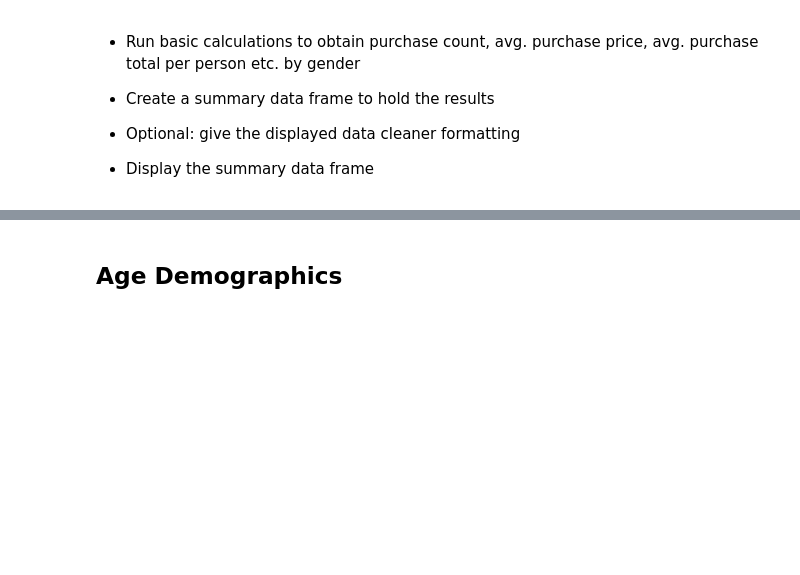
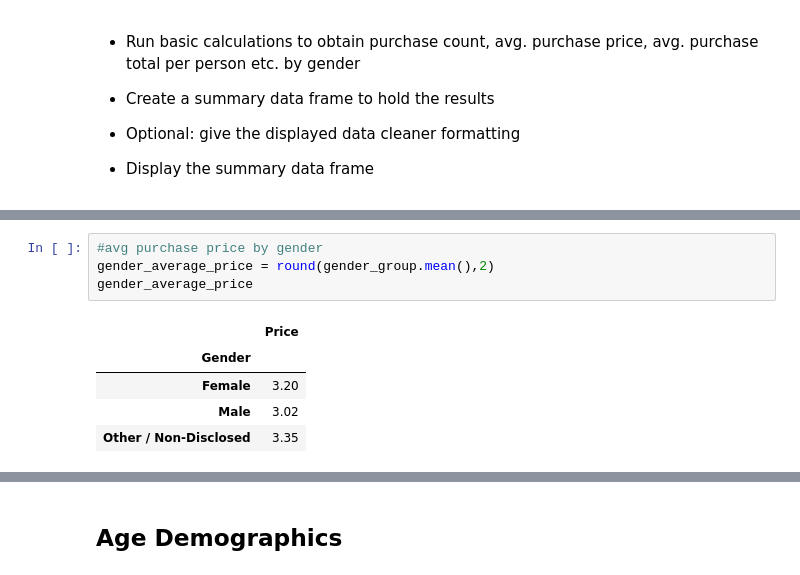
Before and after one commit to nstefanek/pandas-challenge, a Jupyter notebook: HereosOfPymoli_starter.ipynb, the cells around one changed output, grey strips where cells are left out. Cells and saved outputs as stored; diff of their text form; blank space fills up the shorter version.

```diff
--- a/HereosOfPymoli_starter.ipynb
+++ b/HereosOfPymoli_starter.ipynb
@@ -133,0 +141,10 @@ Name: Gender, dtype: float64
+# %%
+#avg purchase price by gender
+gender_average_price = round(gender_group.mean(),2)
+gender_average_price
+# %% [output]
+|  | Price |
+| Gender |  |
+| Female | 3.20 |
+| Male | 3.02 |
+| Other / Non-Disclosed | 3.35 |
```
Also changed, not shown: parts of 5 cells of this notebook.
